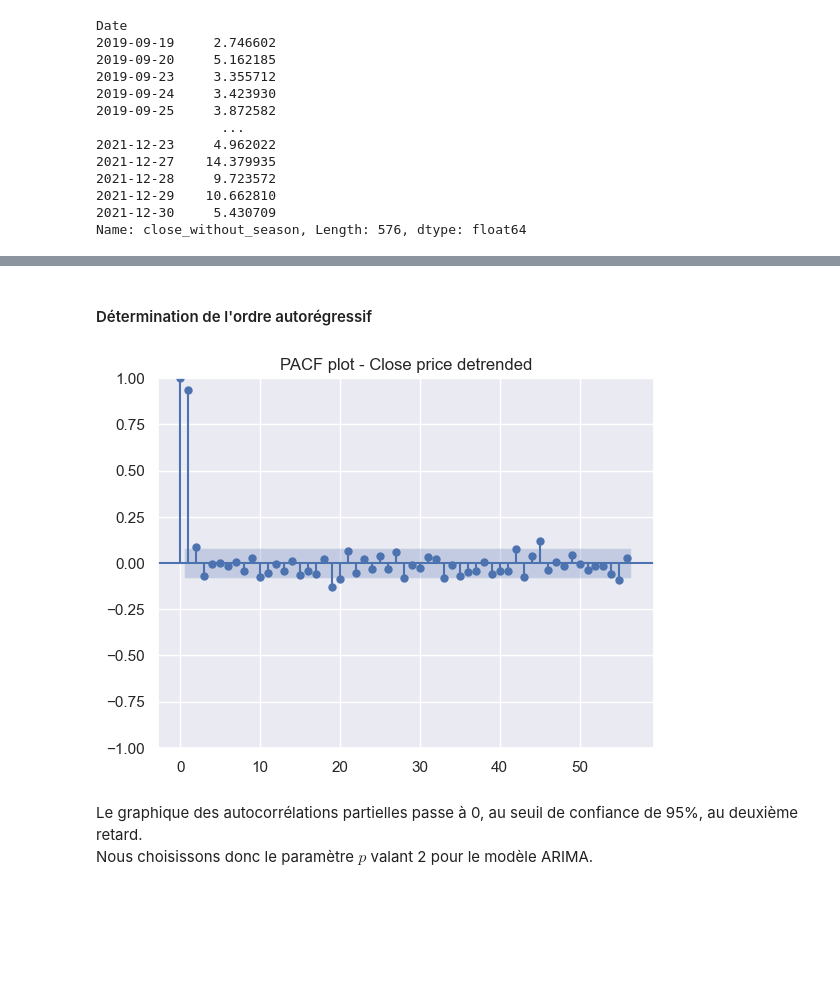
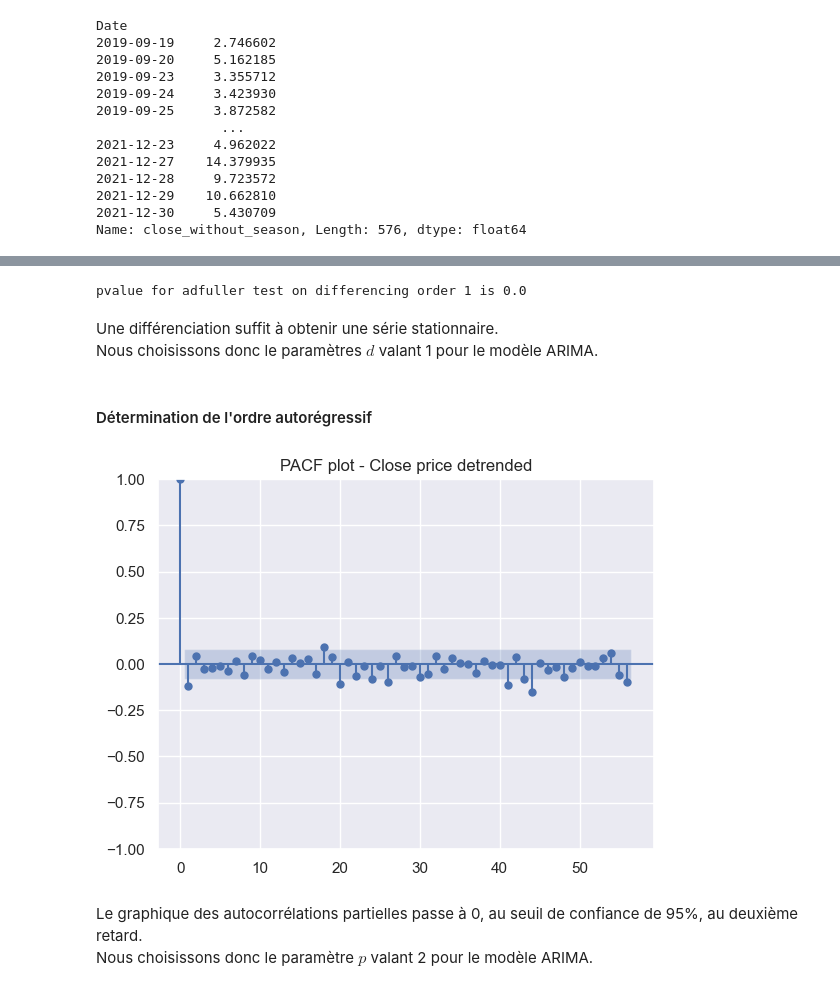
Before and after one commit to Ab2nour/stock-analysis, a Jupyter notebook: src/notebooks/seasonality.ipynb, the cells around one changed output, grey strips where cells are left out. Saved outputs shown, nothing was run; the diff lists cells and outputs as text; code cells hidden in the pictures; blank space fills up the shorter version.

Commit message:
feat: make differencing on ts without season

```diff
--- a/src/notebooks/seasonality.ipynb
+++ b/src/notebooks/seasonality.ipynb
@@ -196,13 +237,26 @@ Name: close_without_season, Length: 576, dtype: float64
+# %%
+stationary_time_series, num_diffs, adfuller_pvalue = check_stationarity_and_difference(
+    time_series
+)
+# %% [output]
+pvalue for adfuller test on differencing order 1 is 0.0
+# %% [markdown]
+Une différenciation suffit à obtenir une série stationnaire.
+Nous choisissons donc le paramètres $d$ valant 1 pour le modèle ARIMA.
 # %% [markdown]
 #### Détermination de l'ordre autorégressif
 # %%
 from statsmodels.graphics.tsaplots import plot_acf, plot_pacf
 # %%
-lag = len(time_series) // 10 - 1  # Display lags from 0 to 1/10 of time series length
+lag = (
+    len(stationary_time_series) // 10
+)  # Display lags from 0 to 1/10 of time series length
 
-_ = plot_pacf(time_series, lags=lag, title="PACF plot - Close price detrended")
+_ = plot_pacf(
+    stationary_time_series, lags=lag, title="PACF plot - Close price detrended"
+)
 # %% [output]
-[figure, old version]
+[figure, new version]
 # %% [markdown]
 Le graphique des autocorrélations partielles passe à 0, au seuil de confiance de 95%, au deuxième retard.
 Nous choisissons donc le paramètre $p$ valant 2 pour le modèle ARIMA.
```
Also changed, not shown: parts of 6 cells of this notebook.
